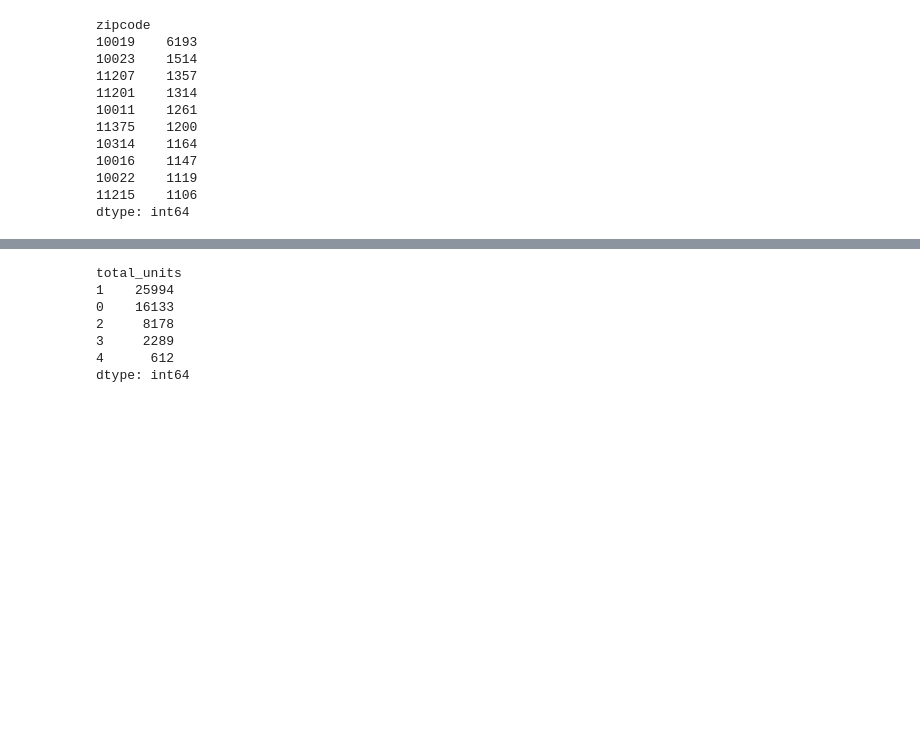
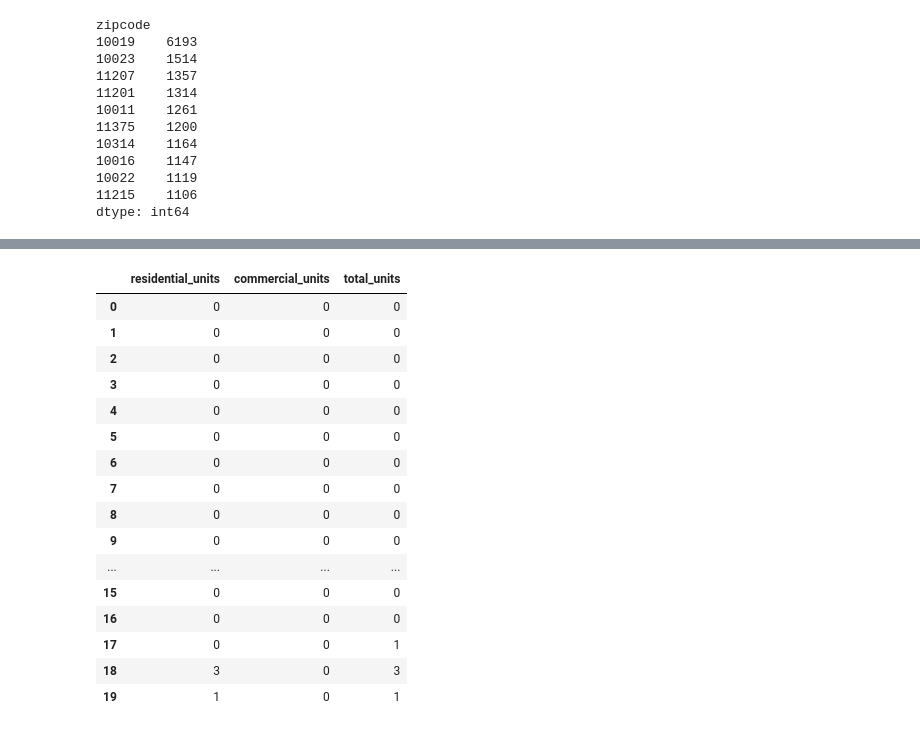
Before and after one commit to tansudasli/analytics-sandbox, a Jupyter notebook: real_estate_of_nyc_01_EDA.ipynb, the cells around one changed output, grey strips where cells are left out. Drawn from its saved outputs; the diff is of its cells as text; code cells hidden in the pictures; blank space fills up the shorter version.

```diff
--- a/real_estate_of_nyc_01_EDA.ipynb
+++ b/real_estate_of_nyc_01_EDA.ipynb
@@ -40,12 +42,11 @@ import numpy as np
 import pandas as pd
 import seaborn as sns
 
-import decimal
-
 sns.set()
 
 pd.set_option('display.max_columns', 500)
 pd.set_option('display.max_rows', None)
+pd.set_option('display.max_colwidth', 250)
 # %%
 # read all datasets w/ dates
 
@@ -55,7 +56,7 @@ raw_data_brooklyn = pd.read_csv('dataset/housing/rollingsales_brooklyn.csv', par
 raw_data_queens = pd.read_csv('dataset/housing/rollingsales_queens.csv', parse_dates=['SALE DATE'], infer_datetime_format=True)
 raw_data_statenisland = pd.read_csv('dataset/housing/rollingsales_statenisland.csv', parse_dates=['SALE DATE'],  infer_datetime_format=True)
 
-# conembine all into 1
+# combine all into 1
 raw_data = raw_data.append([raw_data_bronx, raw_data_brooklyn, raw_data_queens, raw_data_statenisland],
                            ignore_index=True)
 
@@ -73,17 +74,20 @@ raw_data['borough_name'] = raw_data['borough'].map({1:'Manhattan', 3:'Brooklyn',
                                                     2:'Bronx', 4:'Queens',
                                                     5:'Staten Island'})
 
-for col in ('neighborhood', 'apartment_number', 'residential_units', 'commercial_units', 'total_units'):
-    raw_data[col] = raw_data[col].str.split(r'(\s+)$|,', expand=True)[0]
+raw_data['neighborhood'] = raw_data['neighborhood'].str.split(r'(\s+)$', expand=True)[0]
 
+#  white-spaces at the beginning, white-spaces at the end cleared
+#  b/w words, white-space remains
+raw_data['address_'] = raw_data['address'].str.split(r'(^\s+)|(\s+)$', expand=True)[3]
 
-raw_data['address'] = raw_data['address'].str.split(r'(^\s)|(\s+)$', expand=True)[3]
+# whitespace at end
+# then, extract 01 and CONDOS - xyz part
+# 01 CONDOS - xyz klm
+raw_data['building_class'] = raw_data['building_class_category'].str.split(r'(\s+)$', expand=True)[0] \
+                                                                .str.split(r'(^\S+)(\s+)', expand=True)[1]
 
-raw_data['building_class'] = raw_data['building_class_category'].str.split(r'(^\s)|(\s+)$', expand=True)[0] \
-                                                                .str.split(r'(^\S+)(\s+){1}', expand=True)[1]
-
-raw_data['building_class_name'] = raw_data['building_class_category'].str.split(r'(^\s)|(\s+)$', expand=True)[0] \
-                                                                     .str.split(r'(^\S+)(\s+){1}', expand=True)[3]
+raw_data['building_class_name'] = raw_data['building_class_category'].str.split(r'(\s+)$', expand=True)[0] \
+                                                                     .str.split(r'(^\S+)(\s+)', expand=True)[3]
 
 
 for col in ('land_square_feet', 'gross_square_feet'):
@@ -91,17 +95,17 @@ for col in ('land_square_feet', 'gross_square_feet'):
 
 
 raw_data['sale_price'] = raw_data['sale_price'].str.replace(r',|\$', '').astype(float)
-raw_data['currency'] = 'USD'
+
 
 # change column names' order
 raw_data = raw_data[['borough', 'borough_name' , 'neighborhood',
                      'building_class_category', 'building_class', 'building_class_name',
                      'tax_class_at_present', 'tax_class_at_sale',
                      'block', 'lot', 'easement','building_class_at_present', 'building_class_at_sale',
-                     'address', 'apartment_number','zipcode',
+                     'address', 'address_', 'apartment_number','zipcode',
                      'residential_units', 'commercial_units', 'total_units',
                      'land_square_feet', 'gross_square_feet',
-                     'year_built','sale_date', 'sale_price', 'currency']]
+                     'year_built','sale_date', 'sale_price']]
 
 
 raw_data.head()
@@ -117,2 +146,7 @@ raw_data.head()
 # %%
-raw_data.drop(['borough', 'building_class_category', 'easement', 'apartment_number'], axis=1, inplace=True)
+data.drop(['borough', 'building_class_category', 'building_class',
+           'easement',
+           'address', 'apartment_number',
+           'tax_class_at_sale', 'building_class_at_sale'], \
+          axis=1, \
+          inplace=True)
@@ -453,18 +513,24 @@ dtype: int64
 # %%
-z.groupby('total_units').size().sort_values(ascending=False).head(5)
-
-# 171 types
-# 30K naN
-# 1 (25K+, 0 (16K+), 2 (8K+)
+raw_data[['residential_units', 'commercial_units', 'total_units']].head(20)
 
 # total = residental + commercial ?
 # if there are dif, can we set to commercial or we should delete  or we may use to create a dummy category ?
 # if total = 0 , what we should do?
 # %% [output]
-total_units
-1    25994
-0    16133
-2     8178
-3     2289
-4      612
-dtype: int64
+|  | residential_units | commercial_units | total_units |
+| 0 | 0 | 0 | 0 |
+| 1 | 0 | 0 | 0 |
+| 2 | 0 | 0 | 0 |
+| 3 | 0 | 0 | 0 |
+| 4 | 0 | 0 | 0 |
+| 5 | 0 | 0 | 0 |
+| 6 | 0 | 0 | 0 |
+| 7 | 0 | 0 | 0 |
+| 8 | 0 | 0 | 0 |
+| 9 | 0 | 0 | 0 |
+| ... | ... | ... | ... |
+| 15 | 0 | 0 | 0 |
+| 16 | 0 | 0 | 0 |
+| 17 | 0 | 0 | 1 |
+| 18 | 3 | 0 | 3 |
+| 19 | 1 | 0 | 1 |
```
Also changed, not shown: parts of 44 cells of this notebook, 1 other file.
